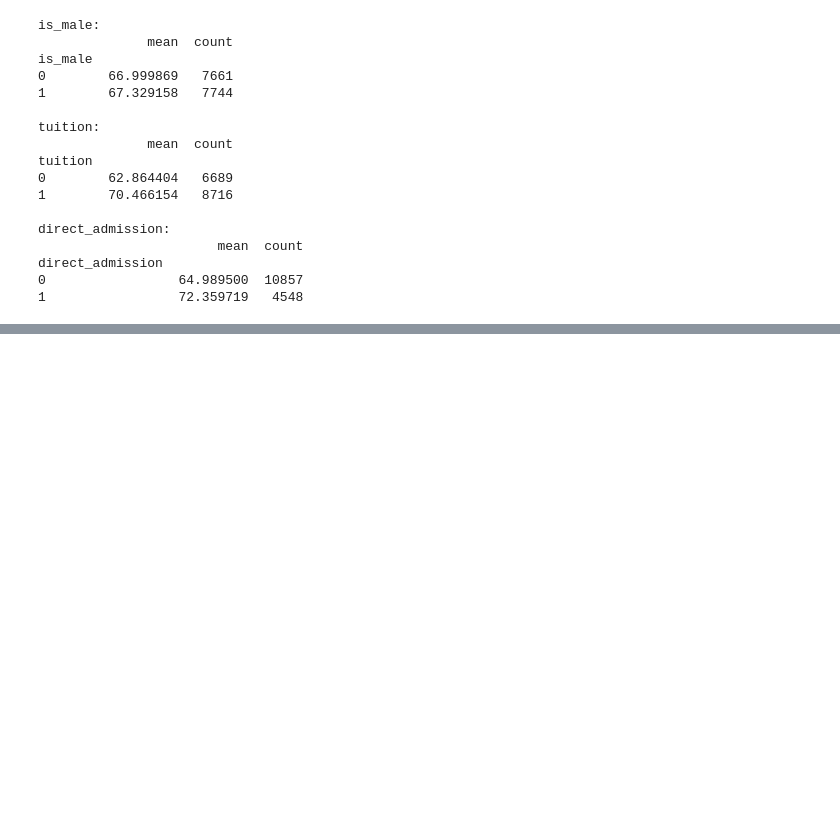
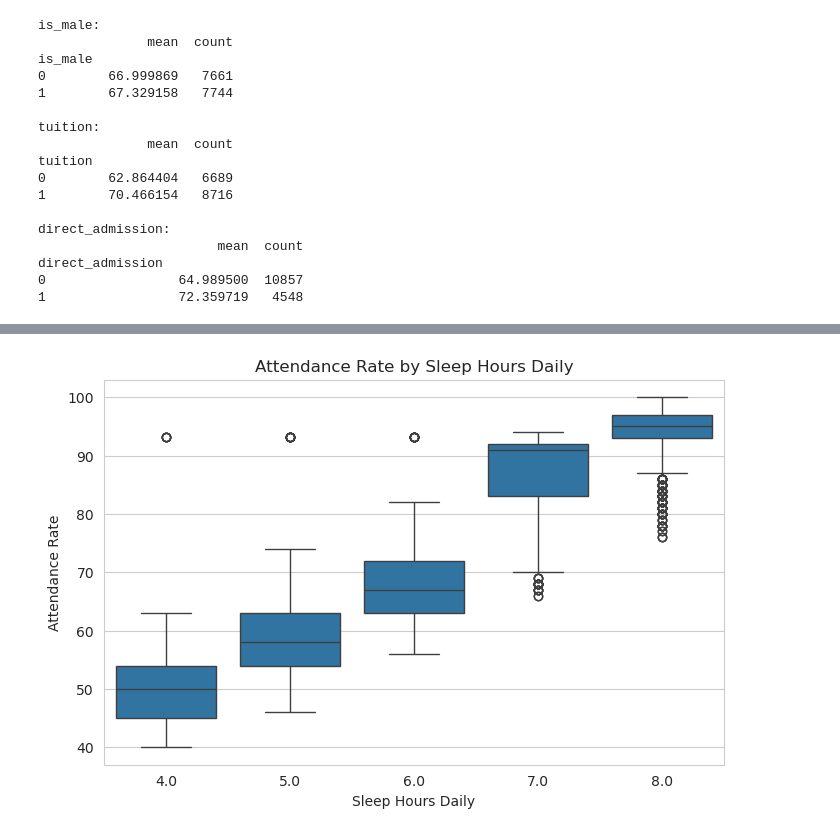
Before and after one commit to Marcooos05/AIAP-Foundation-Module-3-Self-Prac, a Jupyter notebook: eda.ipynb, the cells around one changed output, grey strips where cells are left out. Cells and saved outputs as stored; diff of their text form; code cells hidden in the pictures; blank space fills up the shorter version.

```diff
--- a/eda.ipynb
+++ b/eda.ipynb
@@ -514,0 +494,9 @@ Test set shape: (8447, 9) (8447,)
+# %%
+plt.figure(figsize=(8, 5))
+sns.boxplot(x='sleep_hours_daily', y='attendance_rate', data=df)
+plt.title('Attendance Rate by Sleep Hours Daily')
+plt.xlabel('Sleep Hours Daily')
+plt.ylabel('Attendance Rate')
+plt.show()
+# %% [output]
+[figure, added]
```
Also changed, not shown: parts of 83 cells of this notebook.
